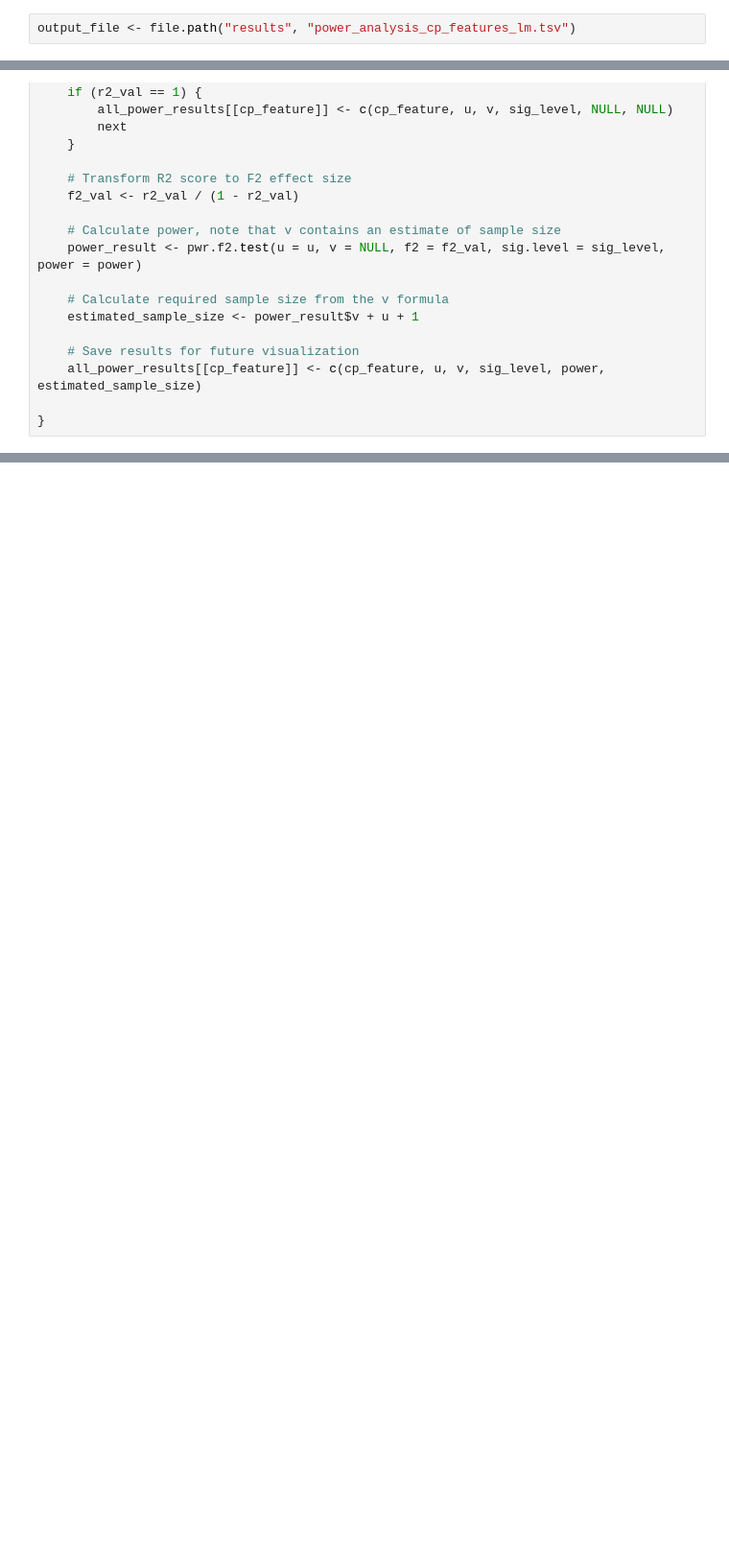
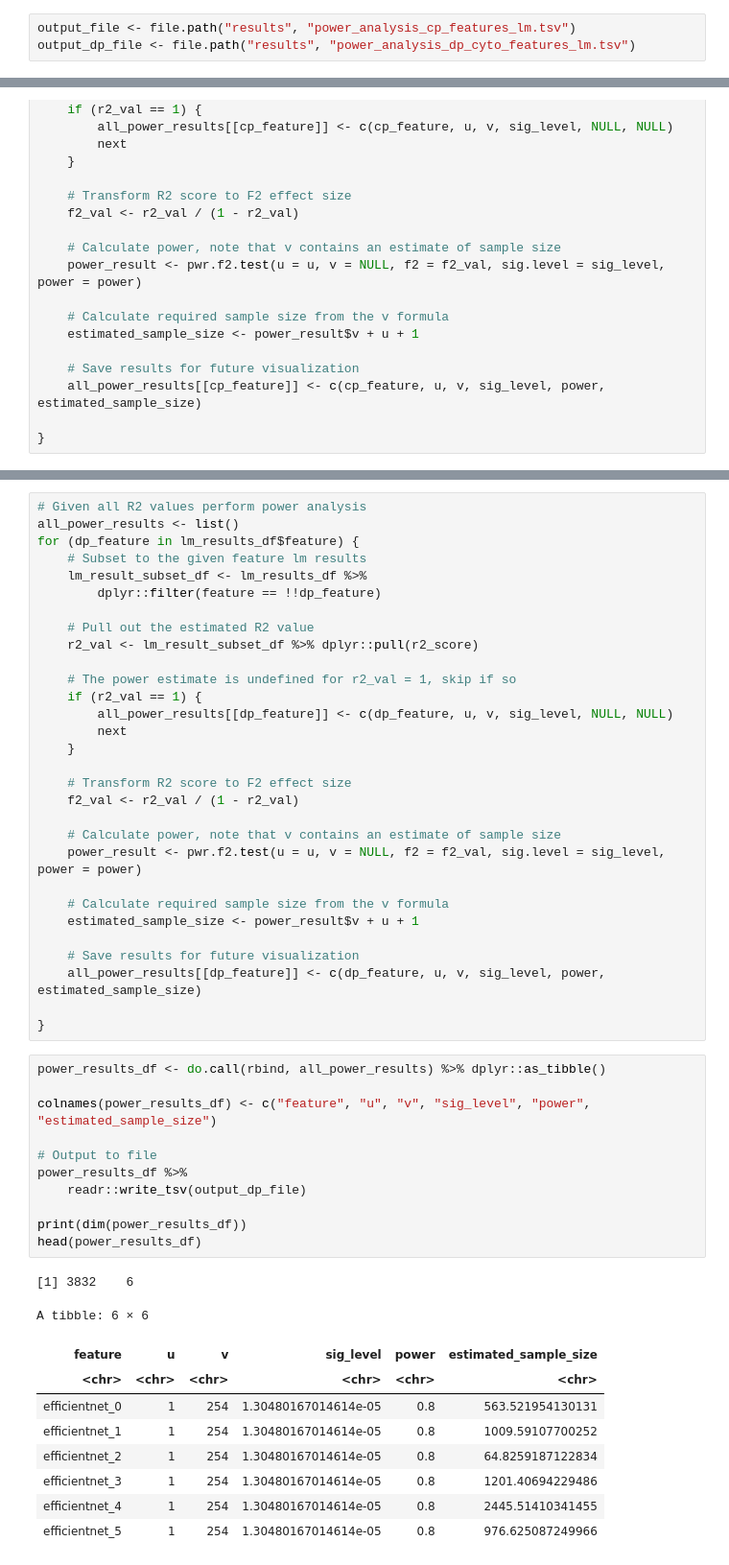
Before and after one commit to WayScience/Benchmarking_NF1_data, a Jupyter notebook: 5_analyze_data/notebooks/linear_model/lm_power_analysis.ipynb, the cells around one changed output, grey strips where cells are left out. Shown at 96% size. Saved outputs shown, nothing was run; the diff lists cells and outputs as text; blank space fills up the shorter version.

Commit message:
add DP cyto feature power analysis and viz

```diff
--- a/5_analyze_data/notebooks/linear_model/lm_power_analysis.ipynb
+++ b/5_analyze_data/notebooks/linear_model/lm_power_analysis.ipynb
@@ -5,3 +5,4 @@ library(pwr)
 suppressPackageStartupMessages(library(dplyr))
 # %%
 output_file <- file.path("results", "power_analysis_cp_features_lm.tsv")
+output_dp_file <- file.path("results", "power_analysis_dp_cyto_features_lm.tsv")
@@ -131,0 +202,52 @@ A tibble: 6 × 6
+# %%
+# Given all R2 values perform power analysis
+all_power_results <- list()
+for (dp_feature in lm_results_df$feature) {
+    # Subset to the given feature lm results
+    lm_result_subset_df <- lm_results_df %>%
+        dplyr::filter(feature == !!dp_feature)
+
+    # Pull out the estimated R2 value
+    r2_val <- lm_result_subset_df %>% dplyr::pull(r2_score)
+
+    # The power estimate is undefined for r2_val = 1, skip if so
+    if (r2_val == 1) {
+        all_power_results[[dp_feature]] <- c(dp_feature, u, v, sig_level, NULL, NULL)
+        next
+    }
+
+    # Transform R2 score to F2 effect size
+    f2_val <- r2_val / (1 - r2_val)
+
+    # Calculate power, note that v contains an estimate of sample size
+    power_result <- pwr.f2.test(u = u, v = NULL, f2 = f2_val, sig.level = sig_level, power = power)
+
+    # Calculate required sample size from the v formula
+    estimated_sample_size <- power_result$v + u + 1
+
+    # Save results for future visualization
+    all_power_results[[dp_feature]] <- c(dp_feature, u, v, sig_level, power, estimated_sample_size)
+
+}
+# %%
+power_results_df <- do.call(rbind, all_power_results) %>% dplyr::as_tibble()
+
+colnames(power_results_df) <- c("feature", "u", "v", "sig_level", "power", "estimated_sample_size")
+
+# Output to file
+power_results_df %>%
+    readr::write_tsv(output_dp_file)
+
+print(dim(power_results_df))
+head(power_results_df)
+# %% [output]
+[1] 3832    6
+A tibble: 6 × 6
+| feature | u | v | sig_level | power | estimated_sample_size |
+| <chr> | <chr> | <chr> | <chr> | <chr> | <chr> |
+| efficientnet_0 | 1 | 254 | 1.30480167014614e-05 | 0.8 | 563.521954130131 |
+| efficientnet_1 | 1 | 254 | 1.30480167014614e-05 | 0.8 | 1009.59107700252 |
+| efficientnet_2 | 1 | 254 | 1.30480167014614e-05 | 0.8 | 64.8259187122834 |
+| efficientnet_3 | 1 | 254 | 1.30480167014614e-05 | 0.8 | 1201.40694229486 |
+| efficientnet_4 | 1 | 254 | 1.30480167014614e-05 | 0.8 | 2445.51410341455 |
+| efficientnet_5 | 1 | 254 | 1.30480167014614e-05 | 0.8 | 976.625087249966 |
```
Also changed, not shown: parts of 6 cells of this notebook, 5 other files.
